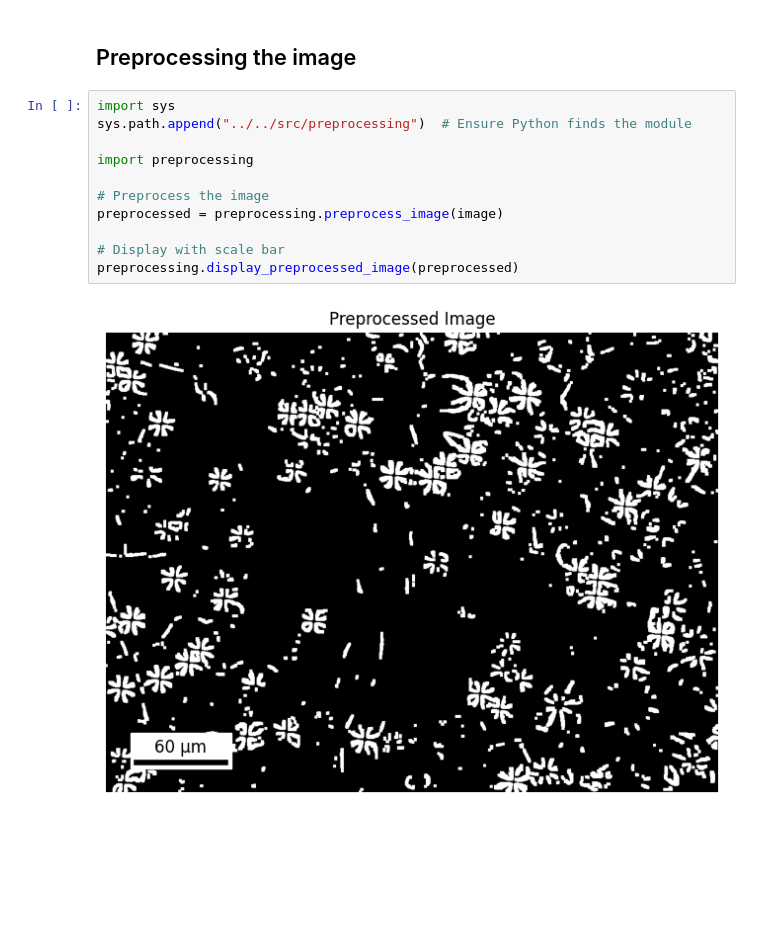
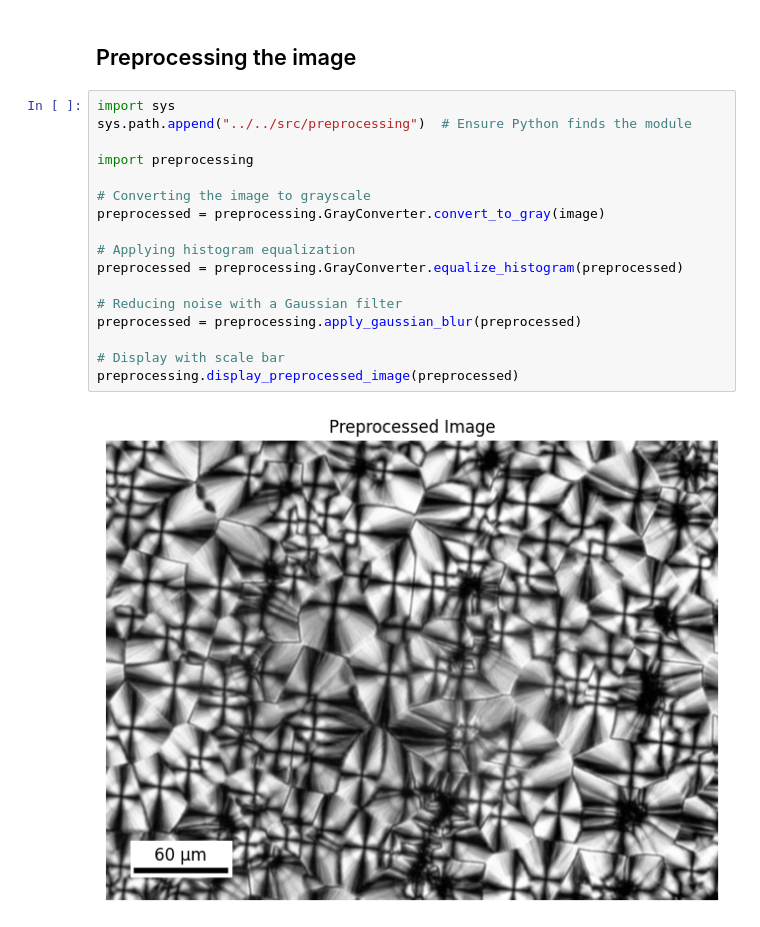
Before and after one commit to PriyaPitawala/cmse802_project, a Jupyter notebook: notebooks/exploratory/main.ipynb, the cells around one changed output. Cells and saved outputs as stored; diff of their text form; blank space fills up the shorter version.

Commit message:
Updated main and preprocessing so that Gaussian blur is a separate function

```diff
--- a/notebooks/exploratory/main.ipynb
+++ b/notebooks/exploratory/main.ipynb
@@ -19,13 +19,19 @@ image_loader.display_image_with_scale(image)
 # %%
 import sys
 sys.path.append("../../src/preprocessing")  # Ensure Python finds the module
 
 import preprocessing
 
-# Preprocess the image
-preprocessed = preprocessing.preprocess_image(image)
+# Converting the image to grayscale
+preprocessed = preprocessing.GrayConverter.convert_to_gray(image)
+
+# Applying histogram equalization
+preprocessed = preprocessing.GrayConverter.equalize_histogram(preprocessed)
+
+# Reducing noise with a Gaussian filter
+preprocessed = preprocessing.apply_gaussian_blur(preprocessed)
 
 # Display with scale bar
 preprocessing.display_preprocessed_image(preprocessed)
 # %% [output]
-[figure, old version]
+[figure, new version]
```
Also changed, not shown: 1 other file.
